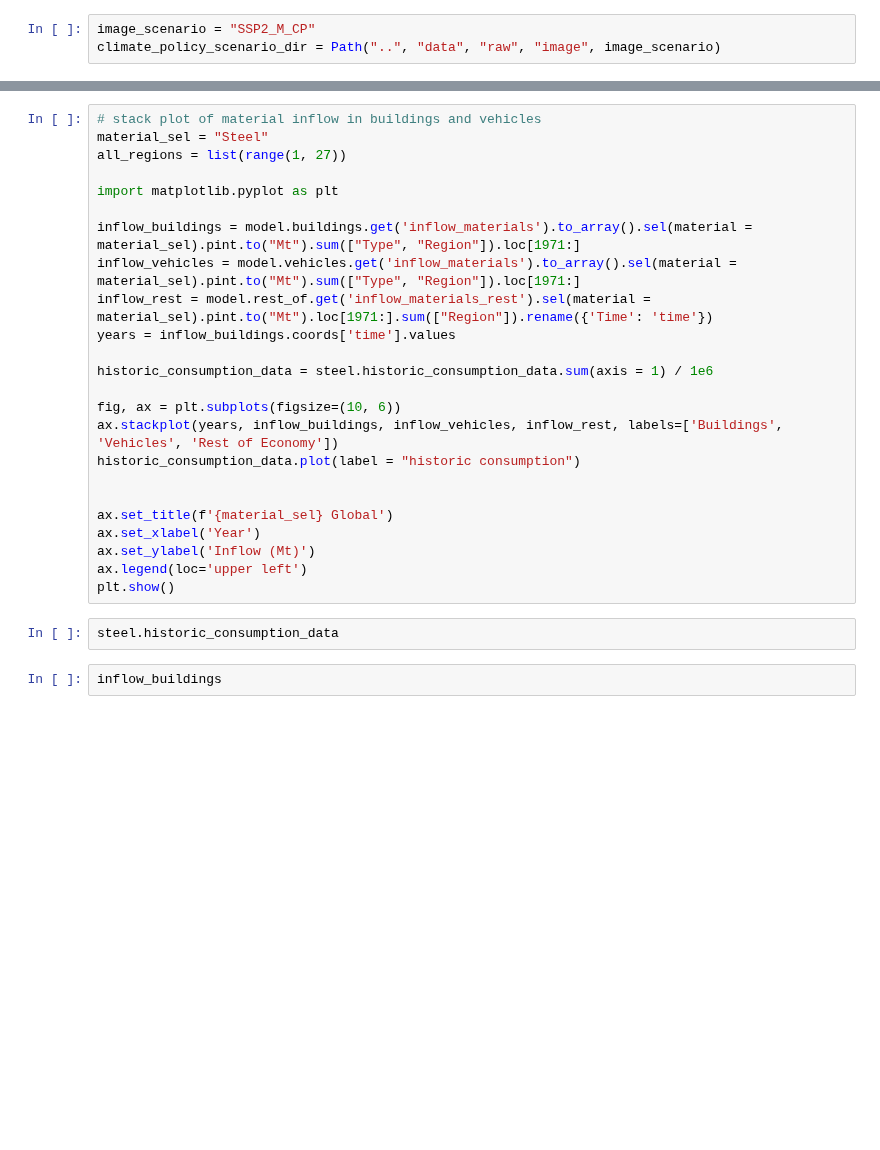
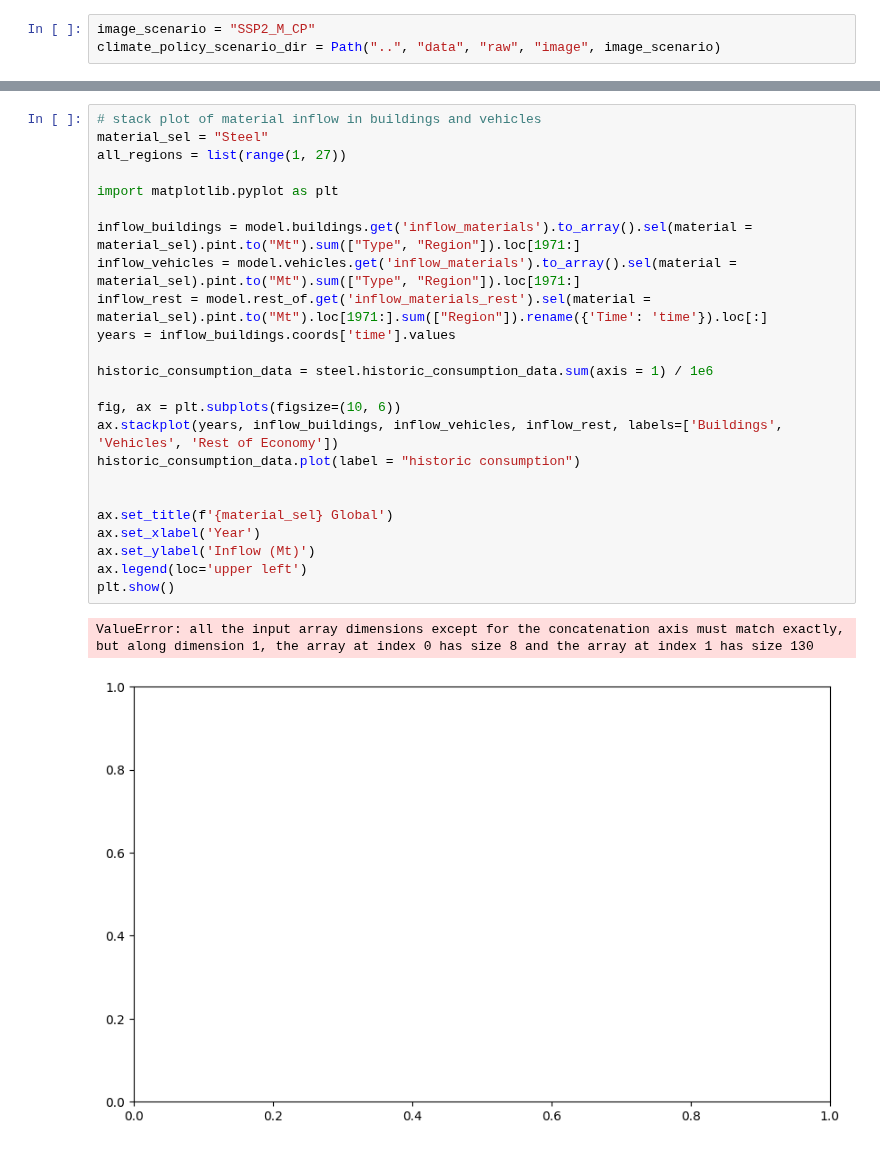
Before and after one commit to imagepbl/image-materials, a Jupyter notebook: examples/rest_of.ipynb, the cells around one changed output, grey strips where cells are left out. Saved outputs shown, nothing was run; the diff lists cells and outputs as text; blank space fills up the shorter version.

```diff
--- a/examples/rest_of.ipynb
+++ b/examples/rest_of.ipynb
@@ -112,28 +139,27 @@ plt.show()
 # %%
 # stack plot of material inflow in buildings and vehicles
 material_sel = "Steel"
 all_regions = list(range(1, 27))
 
 import matplotlib.pyplot as plt
 
 inflow_buildings = model.buildings.get('inflow_materials').to_array().sel(material = material_sel).pint.to("Mt").sum(["Type", "Region"]).loc[1971:]
 inflow_vehicles = model.vehicles.get('inflow_materials').to_array().sel(material = material_sel).pint.to("Mt").sum(["Type", "Region"]).loc[1971:]
-inflow_rest = model.rest_of.get('inflow_materials_rest').sel(material = material_sel).pint.to("Mt").loc[1971:].sum(["Region"]).rename({'Time': 'time'})
+inflow_rest = model.rest_of.get('inflow_materials_rest').sel(material = material_sel).pint.to("Mt").loc[1971:].sum(["Region"]).rename({'Time': 'time'}).loc[:]
 years = inflow_buildings.coords['time'].values
 
 historic_consumption_data = steel.historic_consumption_data.sum(axis = 1) / 1e6
 
 fig, ax = plt.subplots(figsize=(10, 6))
 ax.stackplot(years, inflow_buildings, inflow_vehicles, inflow_rest, labels=['Buildings', 'Vehicles', 'Rest of Economy'])
 historic_consumption_data.plot(label = "historic consumption")
 
 
 ax.set_title(f'{material_sel} Global')
 ax.set_xlabel('Year')
 ax.set_ylabel('Inflow (Mt)')
 ax.legend(loc='upper left')
 plt.show()
+# %% [output]
+ValueError: all the input array dimensions except for the concatenation axis must match exactly, but along dimension 1, the array at index 0 has size 8 and the array at index 1 has size 130
+[figure, added]
-# %%
-steel.historic_consumption_data
-# %%
-inflow_buildings
```
Also changed, not shown: parts of 8 cells of this notebook, 46 other files.
